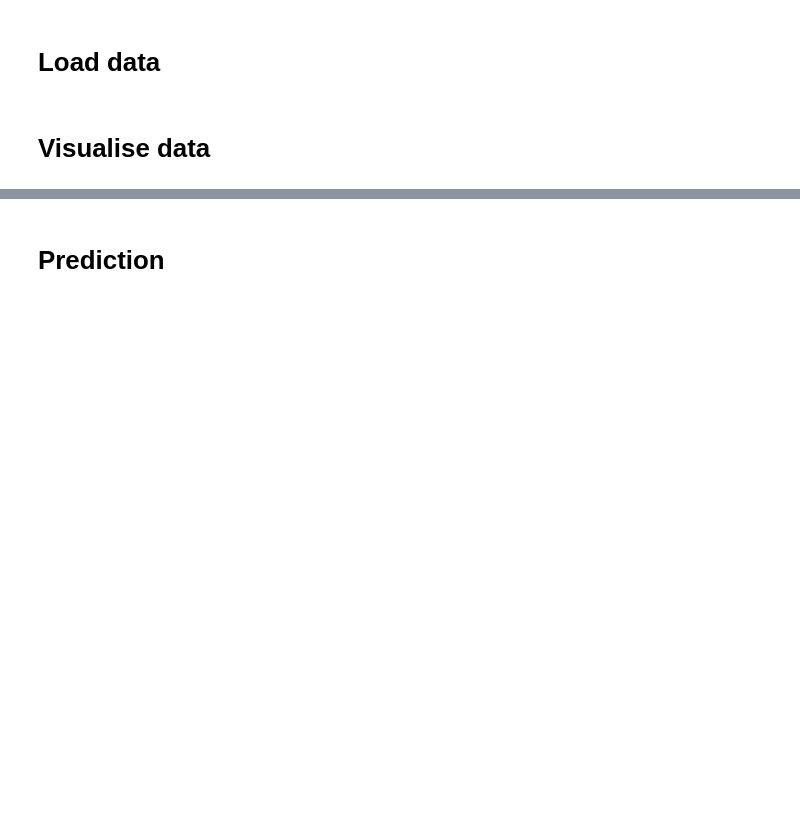
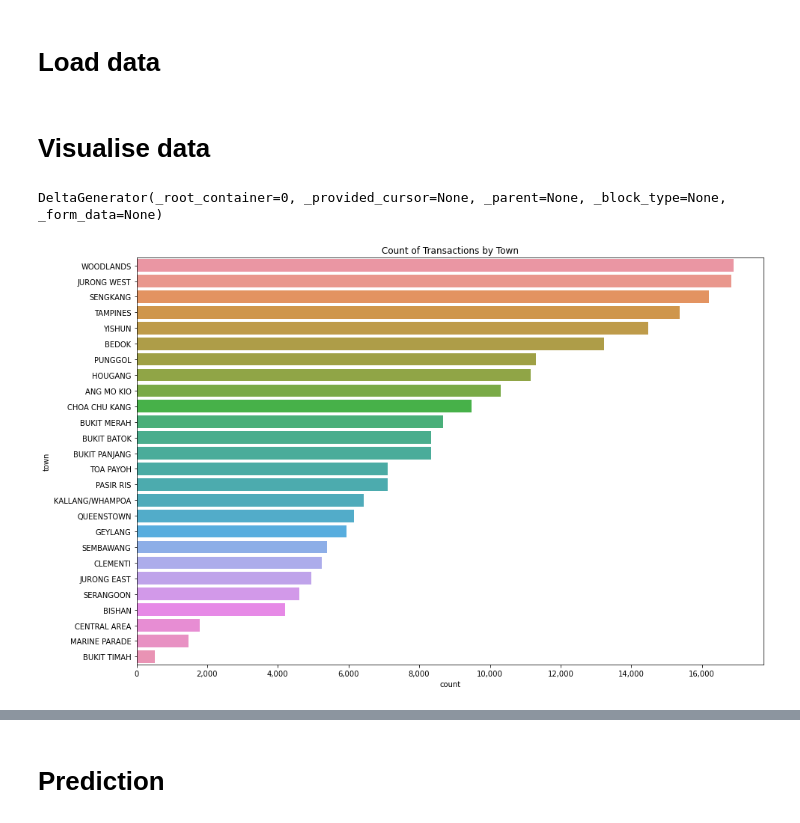
Before and after one commit to carolinedlu/streamlit_resale_flat_prices, a Jupyter notebook: streamlit_resale_flat_prices_app.ipynb, the cells around one changed output, grey strips where cells are left out. Drawn from its saved outputs; the diff is of its cells as text; code cells hidden in the pictures; blank space fills up the shorter version.

```diff
--- a/streamlit_resale_flat_prices_app.ipynb
+++ b/streamlit_resale_flat_prices_app.ipynb
@@ -143,7 +140,10 @@ past_n_years = st.slider('# How many years of past data would you like to use?',
-# %%
-# filter number of years of data to use based on slider
-
-# define latest year of data
-latest_year = str(data['year_month'].max().year - past_n_years)
-# filter past n number of years
-data = data.loc[(data['year_month'] >= latest_year+'-01-01')]
+# %%
+# slider to select period of years to visualise
+
+# default minimum and maximum year from data
+period_date_max = data['year_month'].max().year
+period_date_min = data['year_month'].min().year
+# define slider, default value max as latest data year and min as five years before
+visualisation_period = st.slider('Which period would you like to visualise?', min_value=period_date_min, max_value=period_date_max, value=(period_date_max-5,period_date_max))
+# filter data based on period
+data = data.loc[(data['year_month'] >= str(visualisation_period[0])+'-01-01') & (data['year_month'] <= str(visualisation_period[1])+'-12-01')]
@@ -150,2 +169,31 @@ data = data.loc[(data['year_month'] >= latest_year+'-01-01')]
 # %% [markdown]
 # Visualise data
+# %%
+### histogram of town ###
+
+# order by descending median resale_price
+
+# set plot and figure size
+fig, ax = plt.subplots(figsize=(15,10))
+
+# order by value count of town
+town_order = data['town'].value_counts().index
+
+# plot ax
+ax = sns.countplot(
+    y='town',
+    data=data,
+    order=town_order
+)
+
+# formatting
+# add thousands separator
+ax.xaxis.set_major_formatter(matplotlib.ticker.StrMethodFormatter('{x:,.0f}'))
+# set title
+ax.set_title('Count of Transactions by Town')
+
+# show plot
+st.pyplot(fig)
+# %% [output]
+DeltaGenerator(_root_container=0, _provided_cursor=None, _parent=None, _block_type=None, _form_data=None)
+[figure, added]
```
Also changed, not shown: parts of 11 cells of this notebook.
